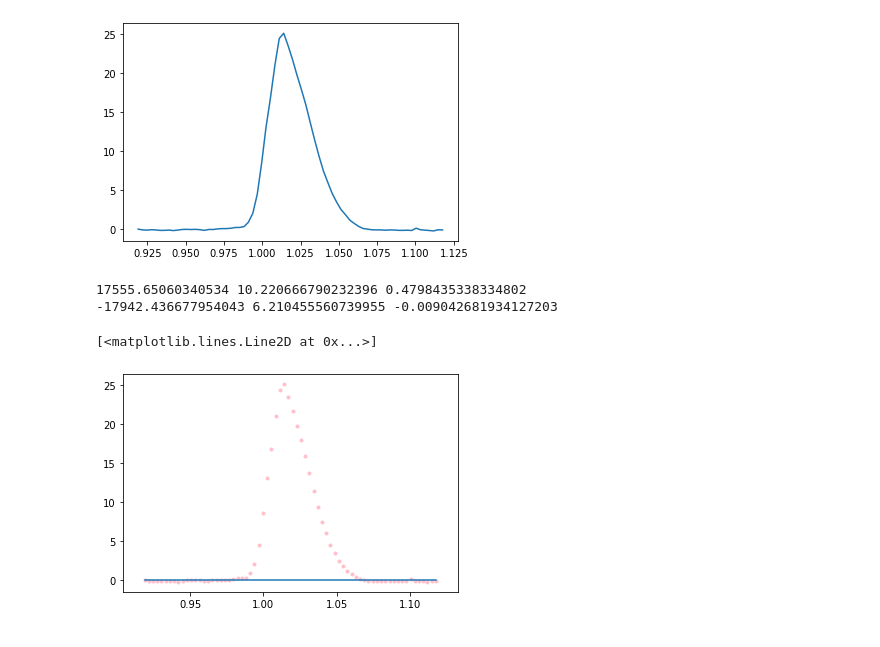
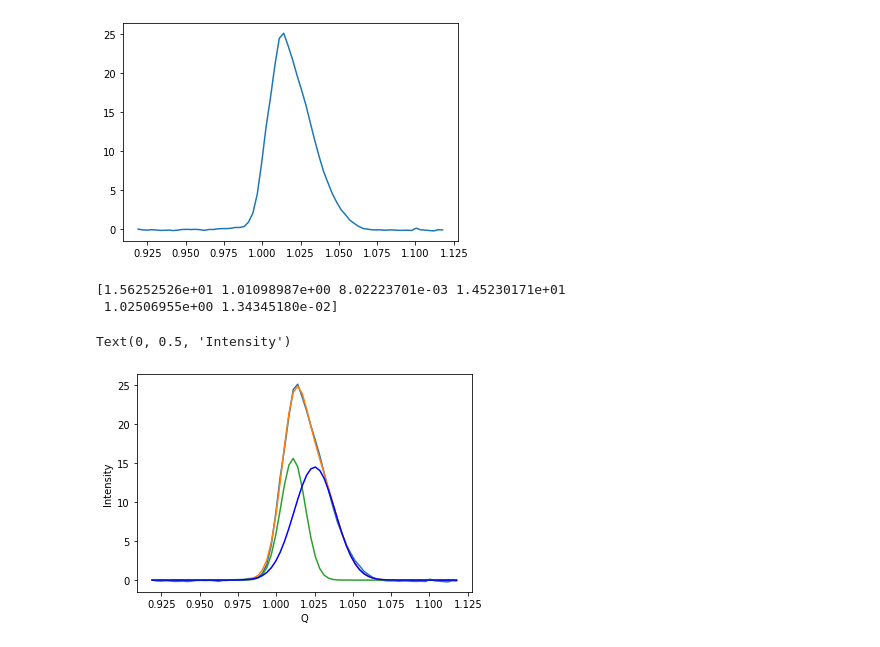
Before and after one commit to Wellesley-Solar/XRD_Tools, a Jupyter notebook: Python Programs/XRD Analysis/plot raw data & find peaks 4 28 20-checkpoint.ipynb, the cells around one changed output. Saved outputs shown, nothing was run; the diff lists cells and outputs as text; code cells hidden in the pictures.

Commit message:
gaussian fitting using optimize working.

```diff
--- a/Python Programs/XRD Analysis/plot raw data & find peaks 4 28 20-checkpoint.ipynb
+++ b/Python Programs/XRD Analysis/plot raw data & find peaks 4 28 20-checkpoint.ipynb
@@ -85,30 +86,39 @@ plt.plot(np.array(q_sub),int_correct)
 # %% [output]
 [<matplotlib.lines.Line2D at 0x...>]
 [figure]
-# %%
-'''gaussian fitting '''
-from scipy import optimize
-
-def gaussian(t, height, center, width):
-    return height*np.exp(-(t - center)**2/(2*width**2))
-
-def two_gaussians(t, h1, c1, w1, h2, c2, w2):
-    return (gaussian(t, h1, c1, w1) +
-        gaussian(t, h2, c2, w2))
-
-errfunc2 = lambda p, t, e: (two_gaussians(t, *p) - e)**2
-
-guess2= [25, 1.01, .05, 25, 1.03, .05]
-optim2, success = optimize.leastsq(errfunc2, guess2[:], args=(np.array(q_sub), int_correct))
-
-print(optim2[0],optim2[1],optim2[2]/2)
-print(optim2[3],optim2[4],optim2[5]/2)
-
-
-plt.scatter(np.array(q_sub), int_correct, c='pink', label='measurement', marker='.', edgecolors=None)
-plt.plot(np.array(q_sub), two_gaussians(np.array(q_sub), *optim2))
-# %% [output]
-17555.65060340534 10.220666790232396 0.4798435338334802
--17942.436677954043 6.210455560739955 -0.009042681934127203
-[<matplotlib.lines.Line2D at 0x...>]
-[figure, removed]
+# %%
+'''gaussian fitting '''
+from scipy.optimize import curve_fit
+
+def gaussian(x, height, center, width):
+    return height*np.exp(-(x - center)**2/(2*width**2))
+
+def two_gaussians(x, h1, c1, w1, h2, c2, w2):
+    return (gaussian(x, h1, c1, w1) +
+        gaussian(x, h2, c2, w2))
+
+#p0 is the orignial guessess for the files, if we guess that both peaks are in the center still seems to fit.
+#Can likely use this to get guess values - fit original peak for chemistry adnd then use that as guess
+
+popt, pcov = curve_fit(two_gaussians, np.array(q_sub), int_correct, p0=[20, 1.01, 0.01, 20,1.01, 0.01])
+
+plt.plot(np.array(q_sub), int_correct)
+plt.plot(np.array(q_sub), two_gaussians(np.array(q_sub),*popt))
+
+pars_1 = popt[0:3]
+pars_2 = popt[3:6]
+gauss_peak_1 = gaussian(np.array(q_sub), *pars_1)
+gauss_peak_2 = gaussian(np.array(q_sub), *pars_2)
+
+print(popt)
+
+plt.plot(np.array(q_sub), gauss_peak_1)
+plt.plot(np.array(q_sub),gauss_peak_2,color='blue')
+
+plt.xlabel('Q')
+plt.ylabel('Intensity')
+# %% [output]
+[1.56252526e+01 1.01098987e+00 8.02223701e-03 1.45230171e+01
+ 1.02506955e+00 1.34345180e-02]
+Text(0, 0.5, 'Intensity')
+[figure, added]
```
Also changed, not shown: parts of 1 cell of this notebook.
